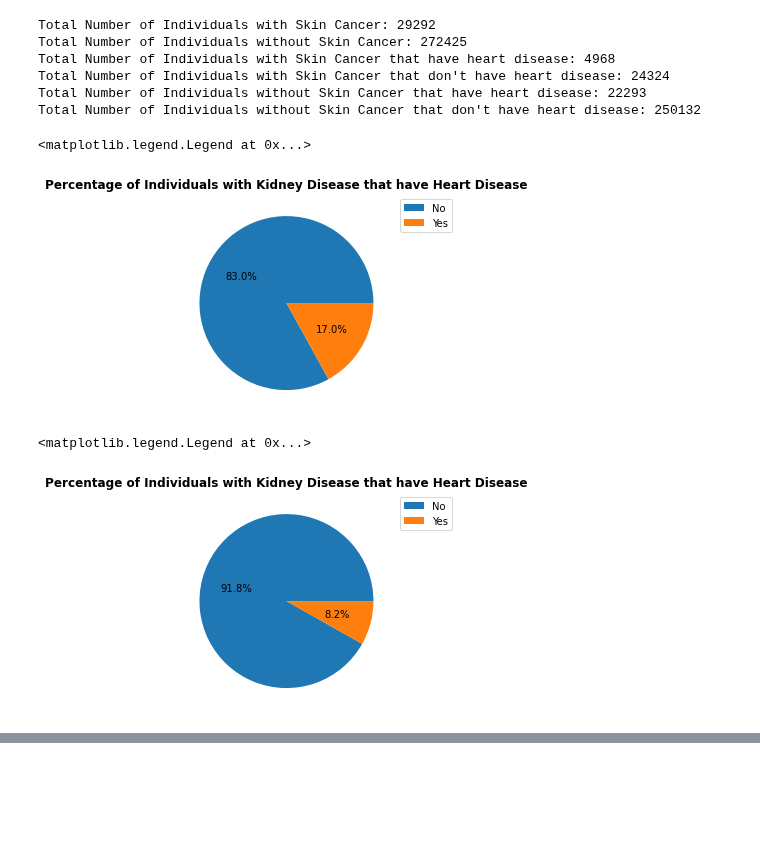
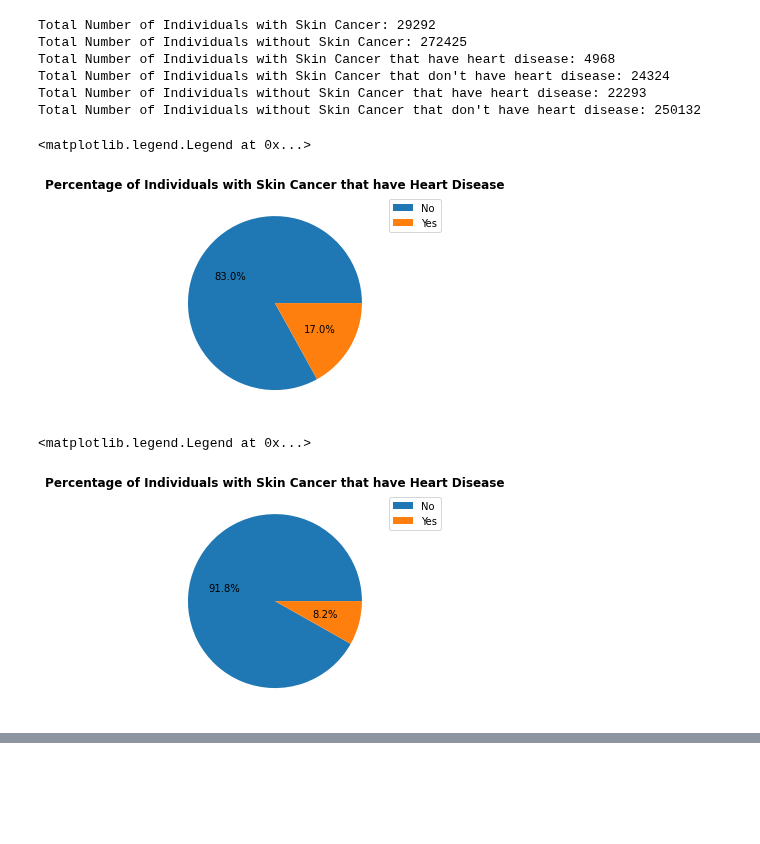
Before and after one commit to JerayuT/Group-5-WQ23-Data-Science, a Jupyter notebook: EDA.ipynb, the cells around one changed output, grey strips where cells are left out. Drawn from its saved outputs; the diff is of its cells as text; code cells hidden in the pictures.

```diff
--- a/EDA.ipynb
+++ b/EDA.ipynb
@@ -502,16 +502,16 @@ Total Number of Individuals without Skin Cancer that don't have heart disease: 2
 # %%
 skin_cancer_heart_disease = heart_dataset.loc[heart_dataset['SkinCancer'] == 'Yes']
 plt.pie(skin_cancer_heart_disease['HeartDisease'].value_counts(), autopct='%1.1f%%')
-plt.title('Percentage of Individuals with Kidney Disease that have Heart Disease',weight = 'bold')
+plt.title('Percentage of Individuals with Skin Cancer that have Heart Disease',weight = 'bold')
 plt.legend(bbox_to_anchor=(1, 1), labels = ['No', 'Yes'])
 # %% [output]
 <matplotlib.legend.Legend at 0x...>
-[figure, old version]
+[figure, new version]
 # %%
 no_skin_cancer_heart_disease = heart_dataset.loc[heart_dataset['SkinCancer'] == 'No']
 plt.pie(no_skin_cancer_heart_disease['HeartDisease'].value_counts(), autopct='%1.1f%%')
-plt.title('Percentage of Individuals with Kidney Disease that have Heart Disease',weight = 'bold')
+plt.title('Percentage of Individuals with Skin Cancer that have Heart Disease',weight = 'bold')
 plt.legend(bbox_to_anchor=(1, 1), labels = ['No', 'Yes'])
 # %% [output]
 <matplotlib.legend.Legend at 0x...>
-[figure, old version]
+[figure, new version]
```
Also changed, not shown: parts of 2 cells of this notebook.
